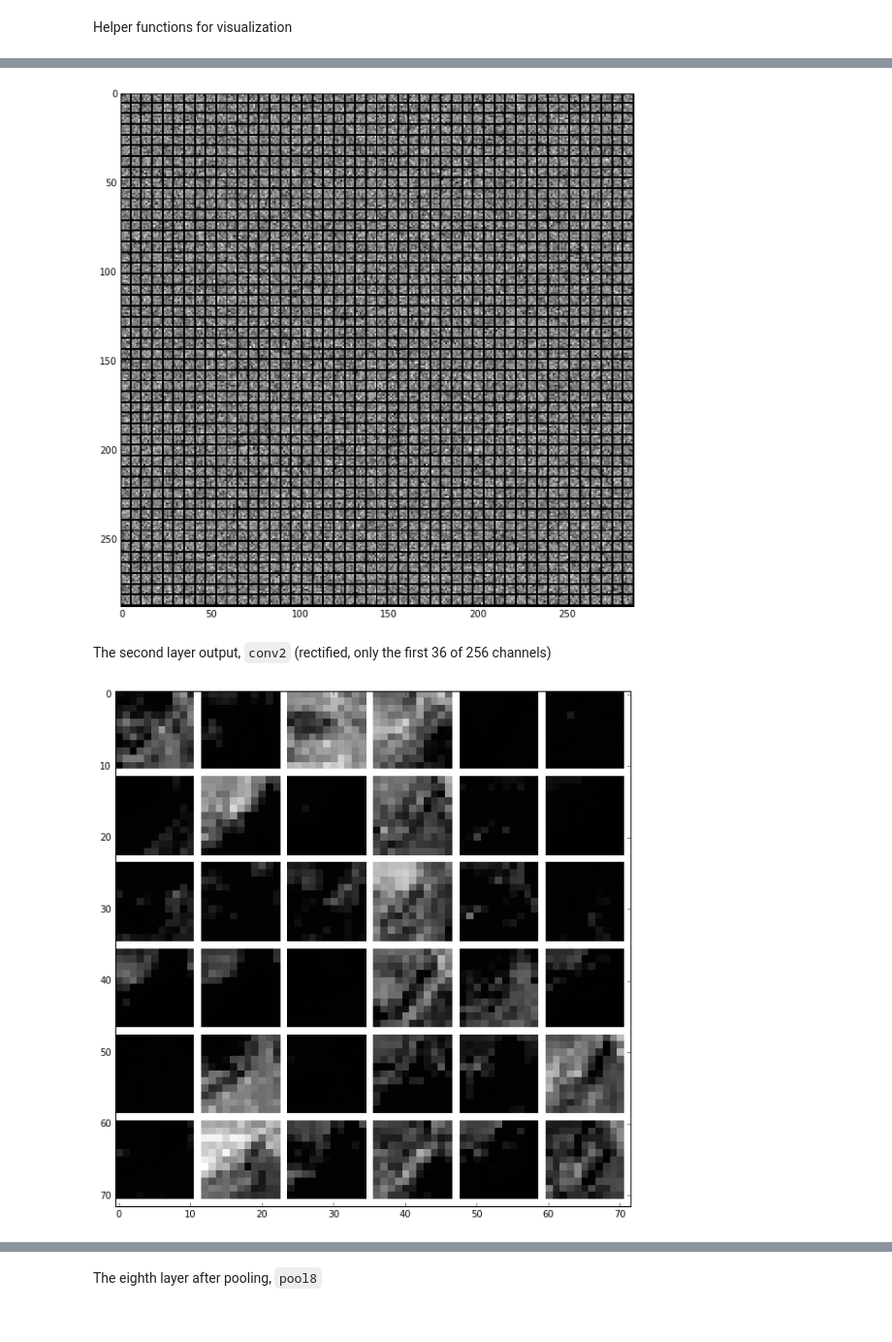
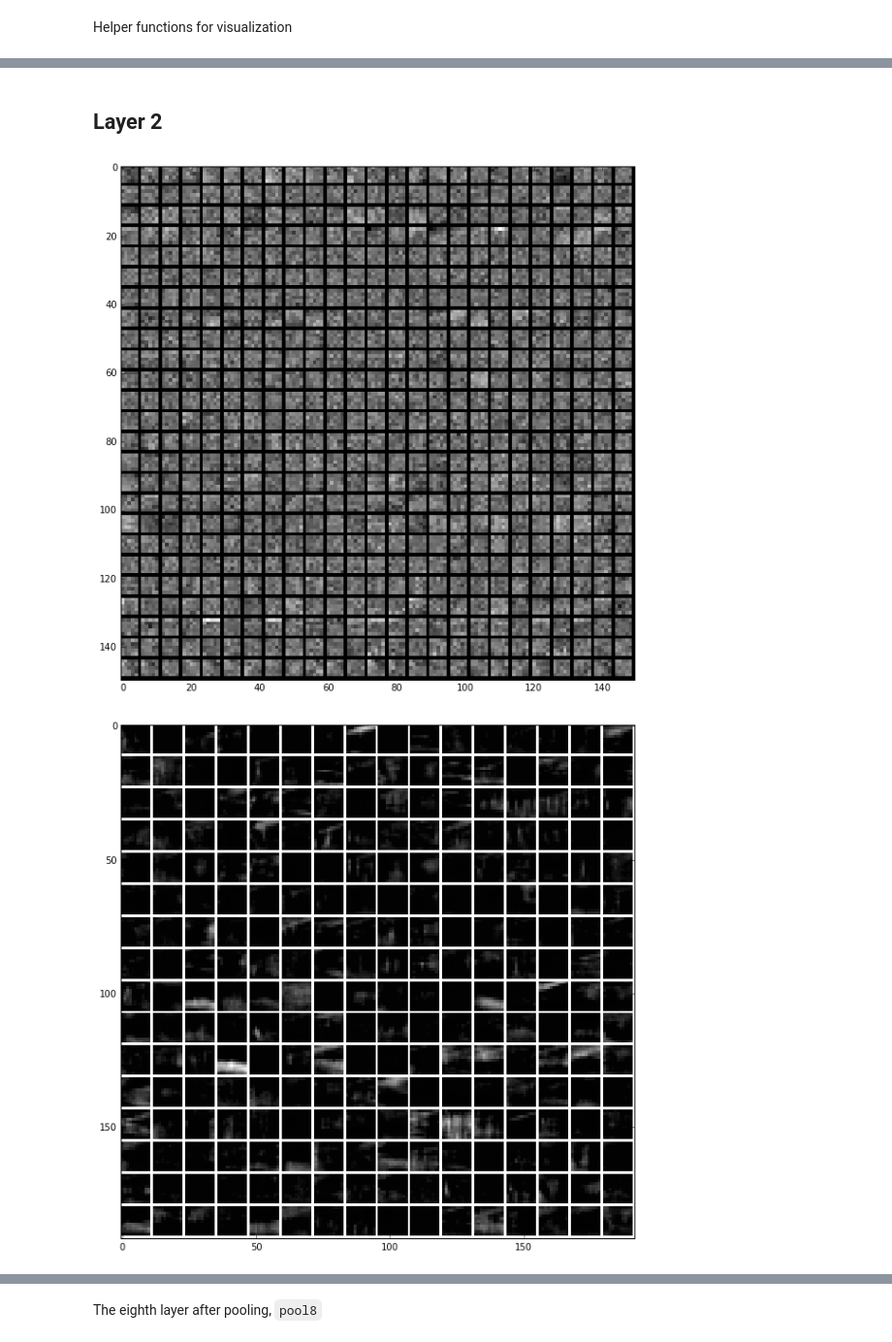
Before and after one commit to jhamrick/CS280MiniPlaces, a Jupyter notebook: Analysis.ipynb, the cells around one changed output, grey strips where cells are left out. Shown at 97% size. Cells and saved outputs as stored; diff of their text form; code cells hidden in the pictures.

```diff
--- a/Analysis.ipynb
+++ b/Analysis.ipynb
@@ -38,4 +43,0 @@ Feed in the image (with some preprocessing) and classify with a forward pass.
-# %%
-net.blobs['data'].data[...] = transformer.preprocess('data', caffe.io.load_image('images/test/00010000.jpg'))
-out = net.forward()
-print("Predicted class is #{}.".format(out['probs'][0].argmax()))
@@ -53,8 +43,0 @@ Adorable, but was our classification correct?
-# %%
-# load labels
-labels_filename = 'development_kit/data/categories.txt'
-labels = np.loadtxt(labels_filename, str, delimiter=' ')
-
-# sort top k predictions from softmax output
-top_k = net.blobs['probs'].data[0].flatten().argsort()[-1:-6:-1]
-print labels[top_k]
@@ -106,0 +44,28 @@ The parameters and their shapes. The parameters are `net.params['name'][0]` whil
+# %%
+def predict(i):
+    # load labels
+    labels_filename = 'development_kit/data/categories.txt'
+    labels = np.loadtxt(labels_filename, str, delimiter=' ')[:, 0]
+
+    # load network
+    net, transformer = load_net(i, labels)
+
+    # compute predictions
+    out = net.forward()
+    probs = out['probs'][0]
+    print("Predicted class is {}\n".format(labels[probs.argmax()]))
+
+    # sort top k predictions from softmax output
+    top_k = probs.argsort()[::-1][:5]
+    categories = labels[top_k]
+    for cat, p in zip(categories, probs[top_k]):
+        print("{} (p={})".format(cat, p))
+
+    image = transformer.deprocess('data', net.blobs['data'].data[0])
+    plt.imshow(image)
+    fig = plt.gcf()
+    fig.set_size_inches(2.5, 2.5)
+
+    return net
+
+net = predict(32)
@@ -147,12 +114,12 @@ There are 256 filters, each of which has dimension 5 x 5 x 48. We show only the
+# %% [markdown]
+## Layer 2
 # %%
 filters = net.params['conv2'][0].data
-vis_square(filters[:48].reshape(48**2, 5, 5))
+vis_square(filters[:25, :25].reshape(25**2, 5, 5))
 # %% [output]
-[figure, old version]
+[figure, new version]
-# %% [markdown]
-The second layer output, `conv2` (rectified, only the first 36 of 256 channels)
 # %%
-feat = net.blobs['conv2'].data[0, :36]
+feat = net.blobs['conv2'].data[0]
 vis_square(feat, padval=1)
 # %% [output]
-[figure, old version]
+[figure, new version]
```
Also changed, not shown: parts of 53 cells of this notebook.
